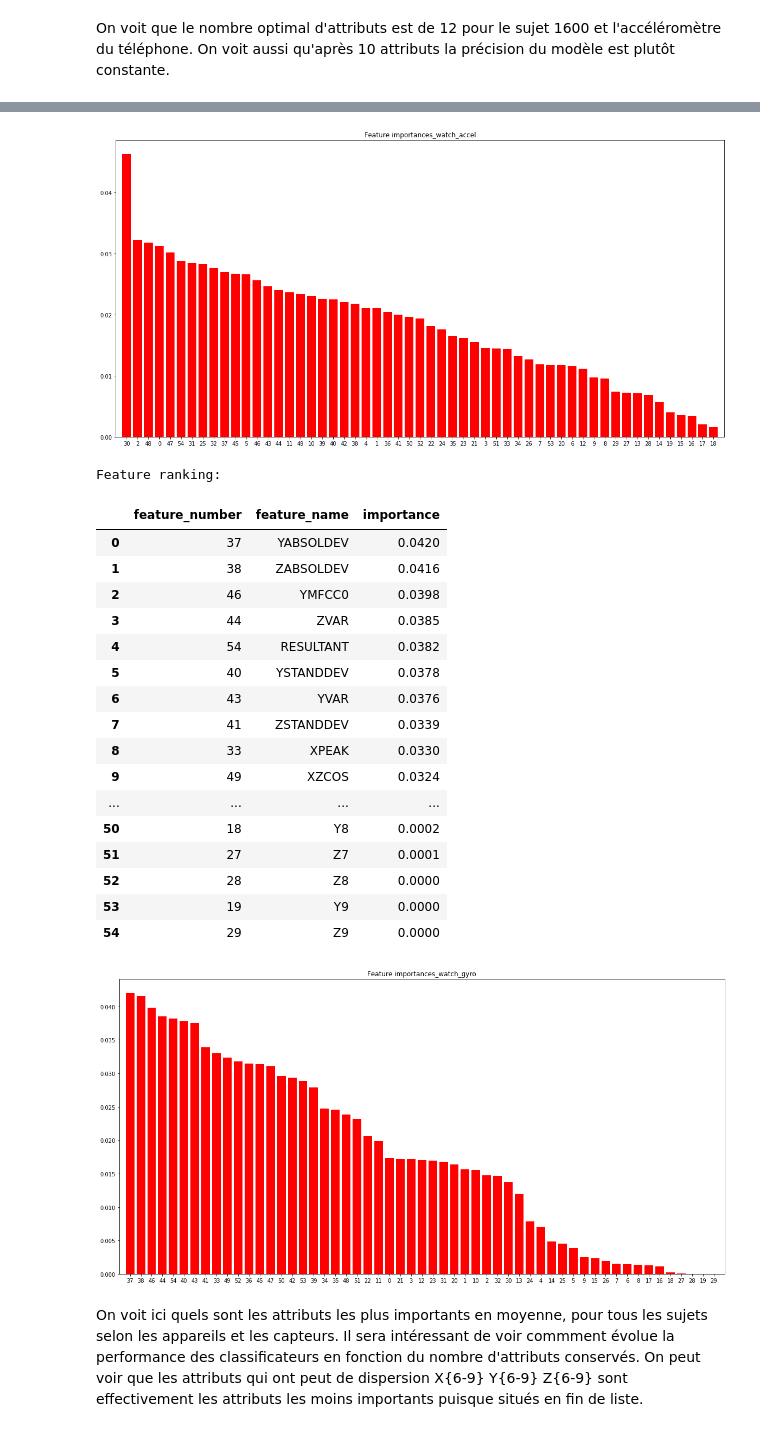
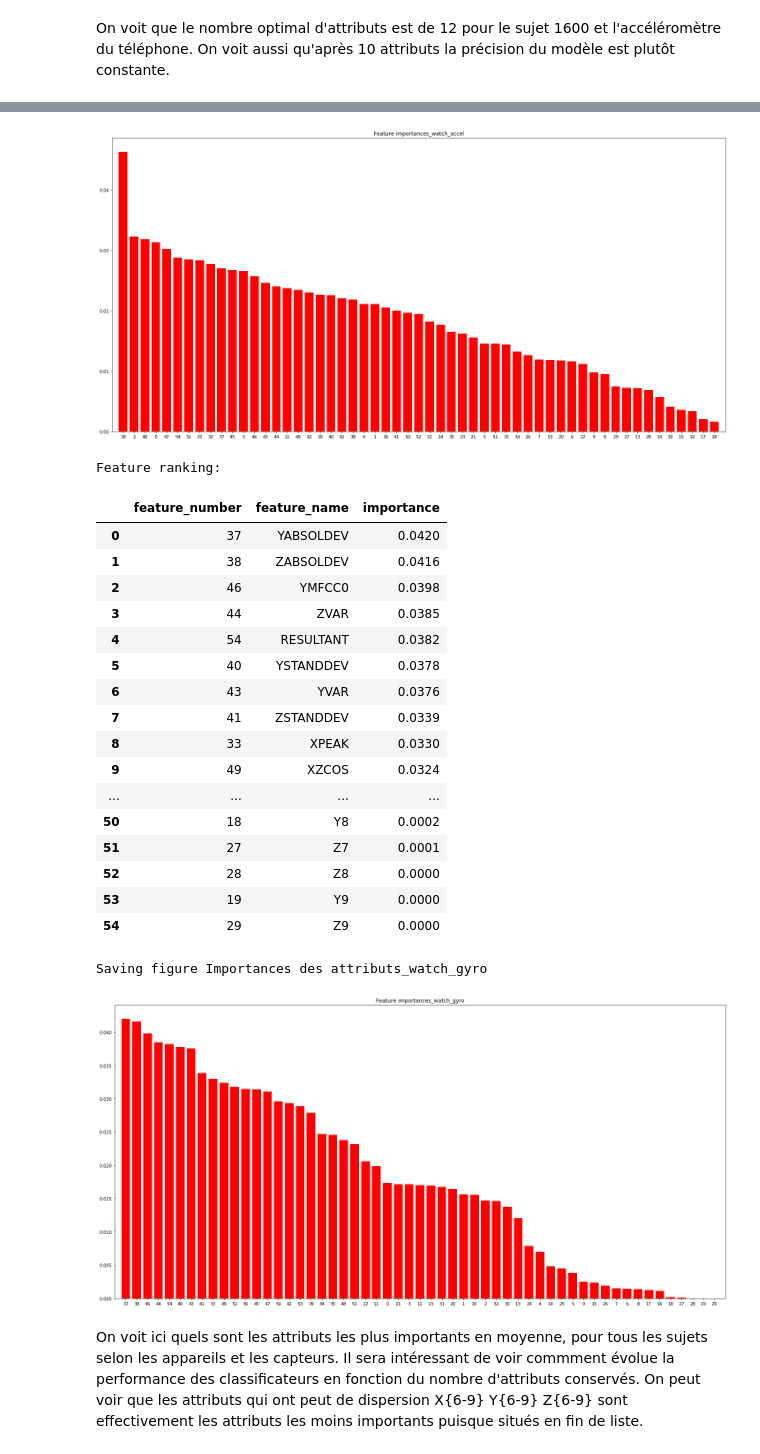
Before and after one commit to BaptisteSaintArnoult/human-activity-recognition, a Jupyter notebook: personal_model_Baptiste.ipynb, the cells around one changed output, grey strips where cells are left out. Cells and saved outputs as stored; diff of their text form; code cells hidden in the pictures.

```diff
--- a/personal_model_Baptiste.ipynb
+++ b/personal_model_Baptiste.ipynb
@@ -800,7 +800,8 @@ globalImportances = np.array([])
 features_to_drop=NOT_RELEVANT_FEATURES["similar"]
 features_to_drop=features_to_drop+['ACTIVITY','class']
 importances_by_device={}
-
+FEATURES_IMPORTANCES={}
+i=0
 for device in ['phone','watch']:
     for sensor in ['accel','gyro']:
         if(not(device=='phone' and sensor=='gyro')):
@@ -839,7 +840,6 @@ for device in ['phone','watch']:
             display(df)
             importances_by_device[device+'_'+sensor]=df
             FEATURES_IMPORTANCES[device+'_'+sensor]=df['feature_name']
-
             # Plot the feature importances of the forest
             plt.figure(figsize=(20,10))
             plt.title("Feature importances"+'_'+device+'_'+sensor)
@@ -847,6 +847,7 @@ for device in ['phone','watch']:
                    color="r", align="center")
             plt.xticks(range(X.shape[1]), indices)
             plt.xlim([-1, X.shape[1]])
+            save_fig('Importances des attributs'+'_'+device+'_'+sensor)
             plt.show()
 # %% [output]
 Feature ranking:
@@ -889,23 +892,24 @@ Feature ranking:
-[figure, old version]
+[figure, new version]
-Feature ranking:
+Feature ranking:
 |  | feature_number | feature_name | importance |
 | 0 | 37 | YABSOLDEV | 0.0420 |
 | 1 | 38 | ZABSOLDEV | 0.0416 |
 | 2 | 46 | YMFCC0 | 0.0398 |
 | 3 | 44 | ZVAR | 0.0385 |
 | 4 | 54 | RESULTANT | 0.0382 |
 | 5 | 40 | YSTANDDEV | 0.0378 |
 | 6 | 43 | YVAR | 0.0376 |
 | 7 | 41 | ZSTANDDEV | 0.0339 |
 | 8 | 33 | XPEAK | 0.0330 |
 | 9 | 49 | XZCOS | 0.0324 |
 | ... | ... | ... | ... |
 | 50 | 18 | Y8 | 0.0002 |
 | 51 | 27 | Z7 | 0.0001 |
 | 52 | 28 | Z8 | 0.0000 |
 | 53 | 19 | Y9 | 0.0000 |
 | 54 | 29 | Z9 | 0.0000 |
+Saving figure Importances des attributs_watch_gyro
-[figure, old version]
+[figure, new version]
 # %% [markdown]
 On voit ici quels sont les attributs les plus importants en moyenne, pour tous les sujets selon les appareils et les capteurs. Il sera intéressant de voir commment évolue la performance des classificateurs en fonction du nombre d'attributs conservés. On peut voir que les attributs qui ont peut de dispersion X{6-9} Y{6-9} Z{6-9} sont effectivement les attributs les moins importants puisque situés en fin de liste.
 # %% [markdown]
```
Also changed, not shown: parts of 2 cells of this notebook, 1 other file.
